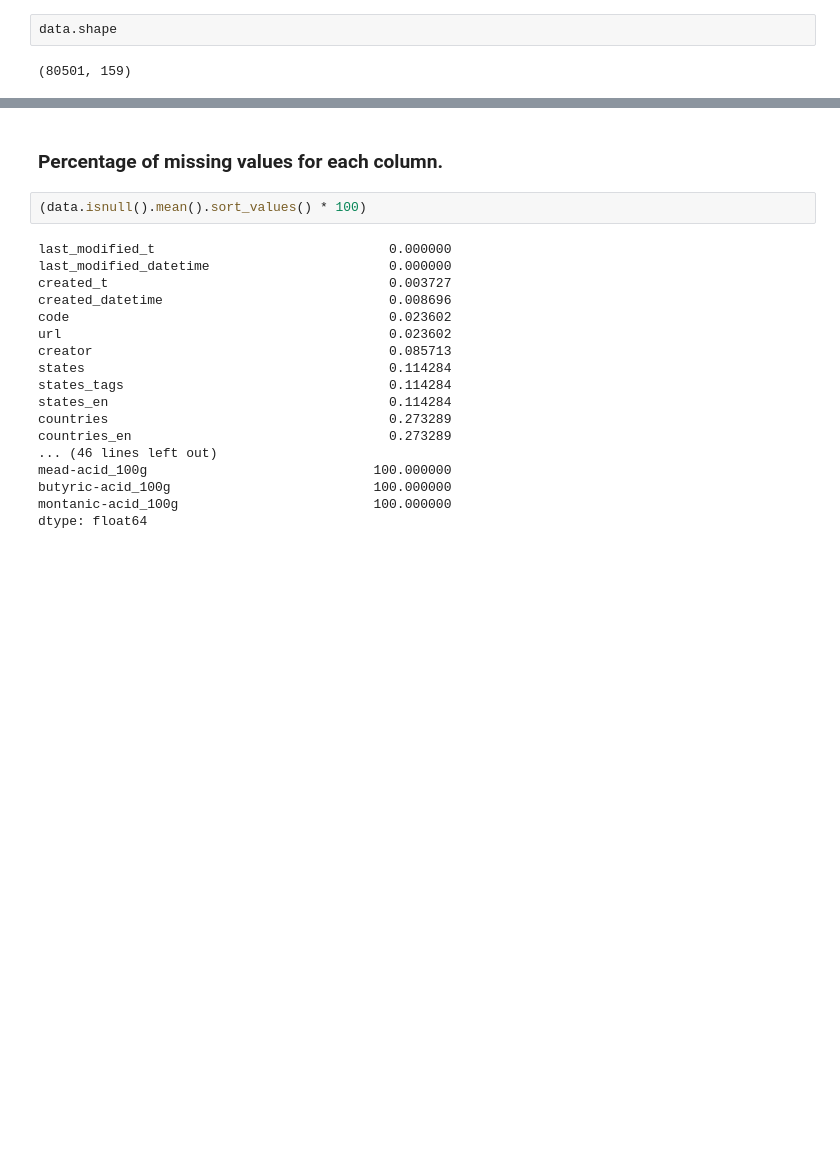
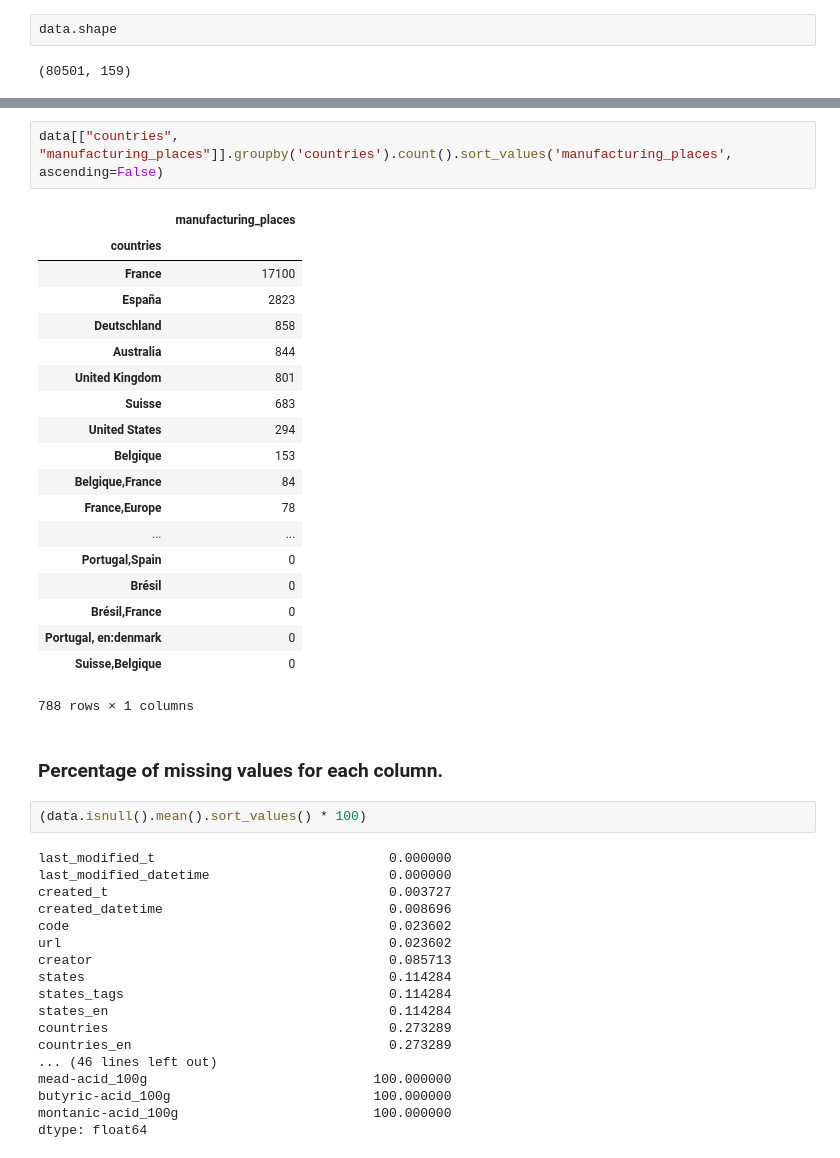
Before and after one commit to GuillaumeMohr/worldfood-datavis, a Jupyter notebook: preliminary_inspection.ipynb, the cells around one changed output, grey strips where cells are left out. Saved outputs shown, nothing was run; the diff lists cells and outputs as text; blank space fills up the shorter version.

```diff
--- a/preliminary_inspection.ipynb
+++ b/preliminary_inspection.ipynb
@@ -11,3 +52,25 @@ data.shape
+# %%
+data[["countries", "manufacturing_places"]].groupby('countries').count().sort_values('manufacturing_places', ascending=False)
+# %% [output]
+|  | manufacturing_places |
+| countries |  |
+| France | 17100 |
+| España | 2823 |
+| Deutschland | 858 |
+| Australia | 844 |
+| United Kingdom | 801 |
+| Suisse | 683 |
+| United States | 294 |
+| Belgique | 153 |
+| Belgique,France | 84 |
+| France,Europe | 78 |
+| ... | ... |
+| Portugal,Spain | 0 |
+| Brésil | 0 |
+| Brésil,France | 0 |
+| Portugal, en:denmark | 0 |
+| Suisse,Belgique | 0 |
+788 rows × 1 columns
 # %% [markdown]
 ### Percentage of missing values for each column.
 # %%
```
Also changed, not shown: parts of 8 cells of this notebook.
